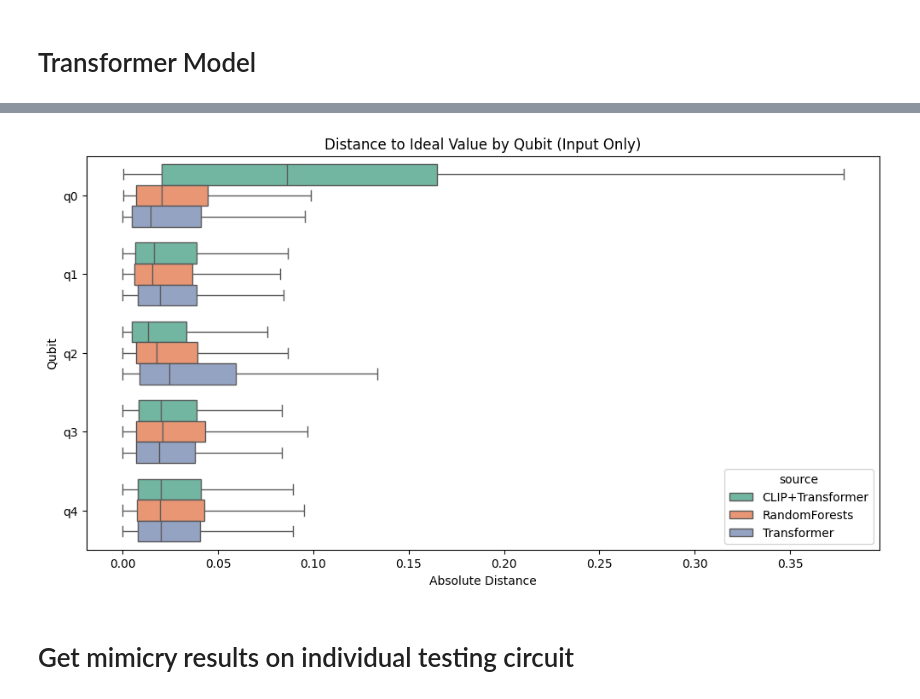
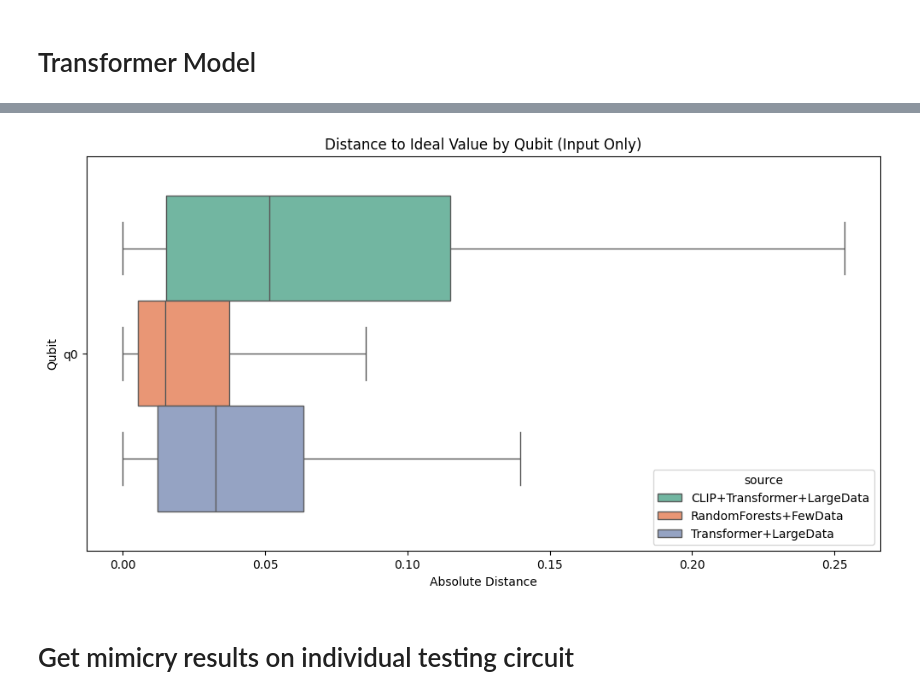
Before and after one commit to SMATousi/vigir-ml-qem, a Jupyter notebook: docs/demos/demo1_rf_mimic_zne_100q_twirl_Transformers-Synthetic-Random.ipynb, the cells around one changed output, grey strips where cells are left out. Cells and saved outputs as stored; diff of their text form; code cells hidden in the pictures.

Commit message:
training on large dataset is being debugged

```diff
--- a/docs/demos/demo1_rf_mimic_zne_100q_twirl_Transformers-Synthetic-Random.ipynb
+++ b/docs/demos/demo1_rf_mimic_zne_100q_twirl_Transformers-Synthetic-Random.ipynb
@@ -440,13 +511,13 @@ df = pd.DataFrame(all_results)
 # %%
 for q in range(5):
-    for label in ["Normal", "CLIP"]:
+    for label in ["RF+CLIP+LargeData", "RF+LargeData", "RF+FewData"]:
         subset = df[df["source"] == label]
         rmse = np.sqrt(subset[f"dist_sq_{q}"].mean())
         rmse_mitigated = np.sqrt(subset[f"dist_sq_mitigated_{q}"].mean())
         print(f"[{label}] RMSE_input_{q}: {rmse:.4f}, RMSE_mitigated_{q}: {rmse_mitigated:.4f}")
 
 print("------ Overall RMSEs ------")
-for label in ["Normal", "CLIP"]:
+for label in ["RF+CLIP+LargeData", "RF+LargeData", "RF+FewData"]:
     subset = df[df["source"] == label]
     rmse = np.sqrt(np.mean([subset[f"dist_sq_{q}"].mean() for q in range(5)]))
     rmse_mitigated = np.sqrt(np.mean([subset[f"dist_sq_mitigated_{q}"].mean() for q in range(5)]))
@@ -494,10 +572,16 @@ from sklearn.model_selection import train_test_split
 # torch.save(X_test, 'CLIP_Average_X_test.pt')
 # torch.save(y_test, 'CLIP_Average_y_test.pt')
 
-X_train = torch.load("CLIP_Average_X_train.pt")
-y_train = torch.load("CLIP_Average_y_train.pt")
-X_test = torch.load("CLIP_Average_X_test.pt")
-y_test = torch.load("CLIP_Average_y_test.pt")
+few_X_train = torch.load("CLIP_Average_X_train.pt")
+few_y_train = torch.load("CLIP_Average_y_train.pt")
+few_X_test = torch.load("CLIP_Average_X_test.pt")
+few_y_test = torch.load("CLIP_Average_y_test.pt")
+
+X_train = torch.load("CLIP_Average_X_train_random_added.pt")
+y_train = torch.load("CLIP_Average_y_train_random_added.pt")
+X_test = torch.load("CLIP_Average_X_test_random_added.pt")
+y_test = torch.load("CLIP_Average_y_test_random_added.pt")
+
 
 def generate_synthetic_data_with_labels(X_real, y_real, total_samples=10000, test_ratio=0.2, noise_std_factor=1.0, random_seed=42):
     """
@@ -712,22 +794,24 @@ Epoch 1/1000 | loss=0.1960 | lr=1.00e-03
 # %%
-trans_clip_results = evaluate_loader(test_loader, trained_transformer_list_with_CLIP, label="CLIP+Transformer")
-normal_results = evaluate_loader(normal_test_loader, normal_rfr_tree_list, label="RandomForests")
-trans_results = evaluate_loader(normal_test_loader, trained_transformer_list, label="Transformer")
+trans_clip_results = evaluate_loader(test_loader, trained_transformer_list_with_CLIP, label="CLIP+Transformer+LargeData", n_qbits=1)
+normal_results = evaluate_loader(few_normal_test_loader, few_normal_rfr_tree_list, label="RandomForests+FewData", n_qbits=1)
+trans_results = evaluate_loader(normal_test_loader, trained_transformer_list, label="Transformer+LargeData", n_qbits=1)
 all_results = trans_clip_results + normal_results + trans_results
 
 df = pd.DataFrame(all_results)
 # %%
-for q in range(5):
-    for label in ["RandomForests", "Transformer", "CLIP+Transformer"]:
+n_qbits = 1
+
+for q in range(n_qbits):
+    for label in ["CLIP+Transformer+LargeData", "RandomForests+FewData", "Transformer+LargeData"]:
         subset = df[df["source"] == label]
         rmse = np.sqrt(subset[f"dist_sq_{q}"].mean())
         rmse_mitigated = np.sqrt(subset[f"dist_sq_mitigated_{q}"].mean())
         print(f"[{label}] RMSE_input_{q}: {rmse:.4f}, RMSE_mitigated_{q}: {rmse_mitigated:.4f}")
 
 print("------ Overall RMSEs ------")
-for label in ["RandomForests", "Transformer", "CLIP+Transformer"]:
+for label in ["CLIP+Transformer+LargeData", "RandomForests+FewData", "Transformer+LargeData"]:
     subset = df[df["source"] == label]
-    rmse = np.sqrt(np.mean([subset[f"dist_sq_{q}"].mean() for q in range(5)]))
-    rmse_mitigated = np.sqrt(np.mean([subset[f"dist_sq_mitigated_{q}"].mean() for q in range(5)]))
+    rmse = np.sqrt(np.mean([subset[f"dist_sq_{q}"].mean() for q in range(n_qbits)]))
+    rmse_mitigated = np.sqrt(np.mean([subset[f"dist_sq_mitigated_{q}"].mean() for q in range(n_qbits)]))
     print(f"[{label}] RMSE_input: {rmse:.4f}, RMSE_mitigated: {rmse_mitigated:.4f}")
 # %% [output]
@@ -753,23 +825,23 @@ for label in ["RandomForests", "Transformer", "CLIP+Transformer"]:
 # %%
 melted = pd.DataFrame()
 
-for q in range(5):
+for q in range(n_qbits):
     for metric in ["dist", "dist_mitigated"]:
         temp = df[[f"{metric}_{q}", "source"]].copy()
         temp = temp.rename(columns={f"{metric}_{q}": "value"})
         temp["qubit"] = f"q{q}"
         temp["type"] = "input" if "dist_" == metric else "mitigated"
         melted = pd.concat([melted, temp], ignore_index=True)
 
 plt.figure(figsize=(12, 6))
 sns.boxplot(data=melted, x="value", y="qubit", hue="source", palette="Set2", showfliers=False)
 plt.title("Distance to Ideal Value by Qubit (Input Only)")
 plt.xlabel("Absolute Distance")
 plt.ylabel("Qubit")
 # plt.savefig("pretraining-1.png")
 plt.show()
 # %% [output]
-[figure, old version]
+[figure, new version]
 # %% [markdown]
 # Get mimicry results on individual testing circuit
 # %%
```
Also changed, not shown: parts of 14 cells of this notebook, 2 other files.
